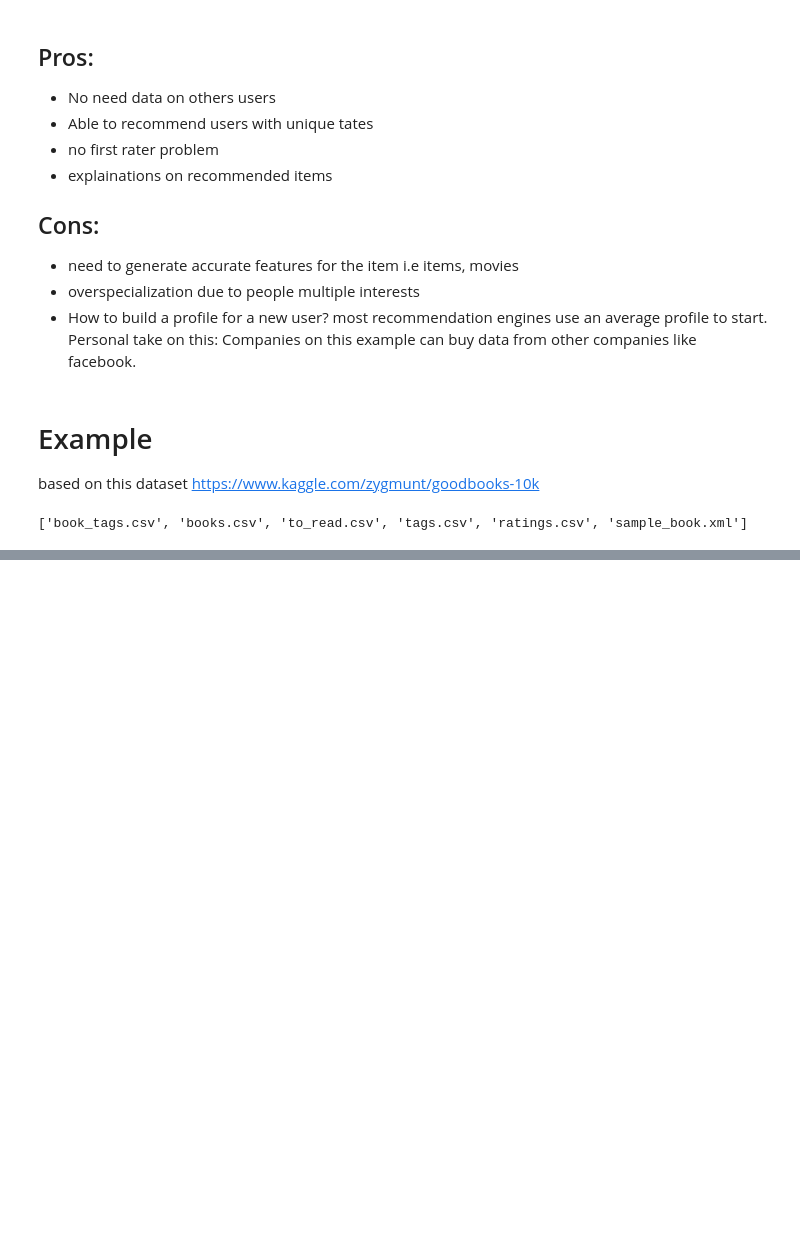
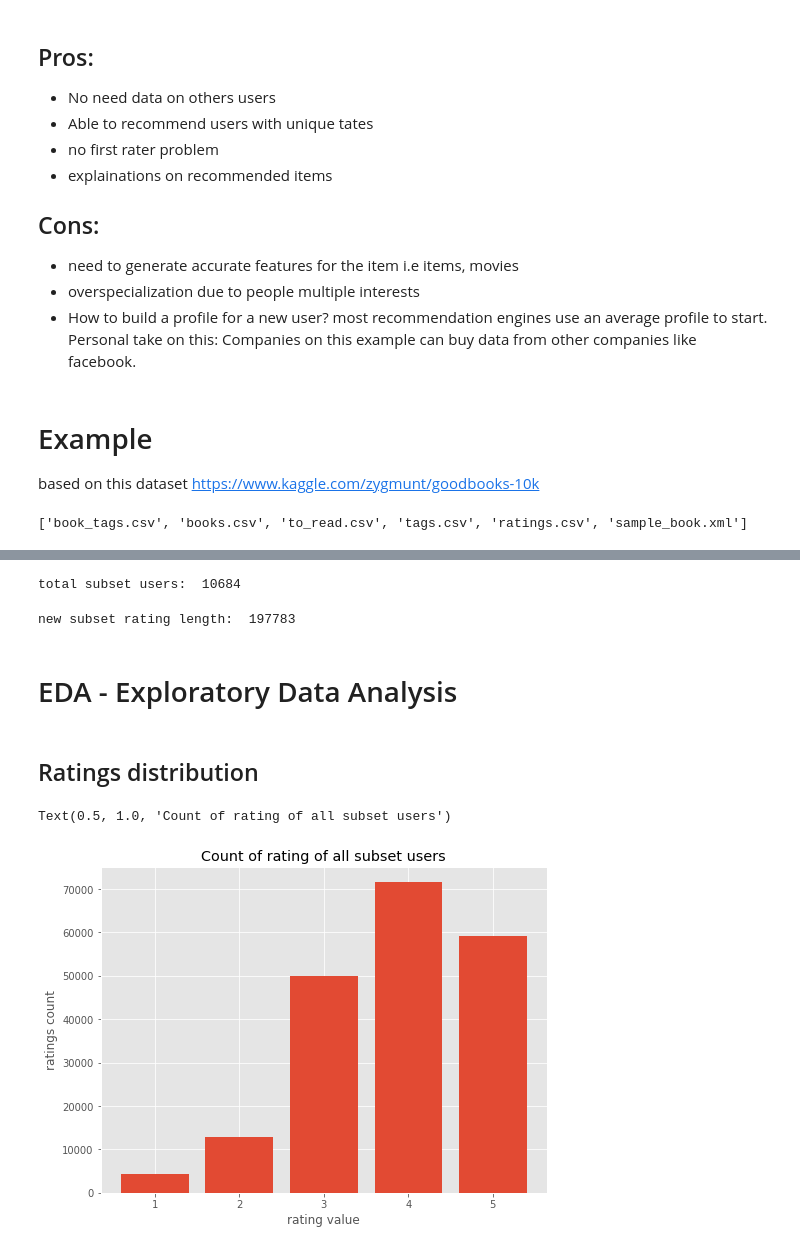
Before and after one commit to tiagocabo/recommender_systems_examples, a Jupyter notebook: Standfor_youtube.ipynb, the cells around one changed output, grey strips where cells are left out. Drawn from its saved outputs; the diff is of its cells as text; code cells hidden in the pictures; blank space fills up the shorter version.

Commit message:
remove duplicates, data filterring and start EDA

```diff
--- a/Standfor_youtube.ipynb
+++ b/Standfor_youtube.ipynb
@@ -90,0 +165,12 @@ pd.read_csv('data/goodbooks/ratings.csv')
+# %%
+client_fraction = 0.2
+
+# to sensure reproducibility
+random.seed(1)
+users_set = set(clean_ratings_df['user_id'].unique())  # use set due to random.sample requirement
+# %%
+users_subset = random.sample(users_set, int(total_users * client_fraction))
+total_subset_users = len(users_subset)
+print('total subset users: ', total_subset_users)
+# %% [output]
+total subset users:  10684
@@ -90,0 +179,24 @@ pd.read_csv('data/goodbooks/ratings.csv')
+# %%
+subset_ratings_df = clean_ratings_df.loc[clean_ratings_df.user_id.isin(users_subset),:]
+print('new subset rating length: ', len(subset_ratings_df))
+# %% [output]
+new subset rating length:  197783
+# %% [markdown]
+# EDA - Exploratory Data Analysis
+# %% [markdown]
+## Ratings distribution
+# %%
+# set matplotlib theme
+plt.style.use('ggplot')
+# %%
+unique_ratings = sorted(subset_ratings_df.rating.unique())
+plt.figure(figsize=(8,6))
+counts = list(subset_ratings_df.rating.value_counts().sort_index().values)
+_ = plt.bar(x =unique_ratings, height = counts)
+plt.xticks( [1,2,3,4,5])
+plt.xlabel('rating value')
+plt.ylabel('ratings count')
+plt.title('Count of rating of all subset users')
+# %% [output]
+Text(0.5, 1.0, 'Count of rating of all subset users')
+[figure, added]
```
Also changed, not shown: parts of 19 cells of this notebook.
